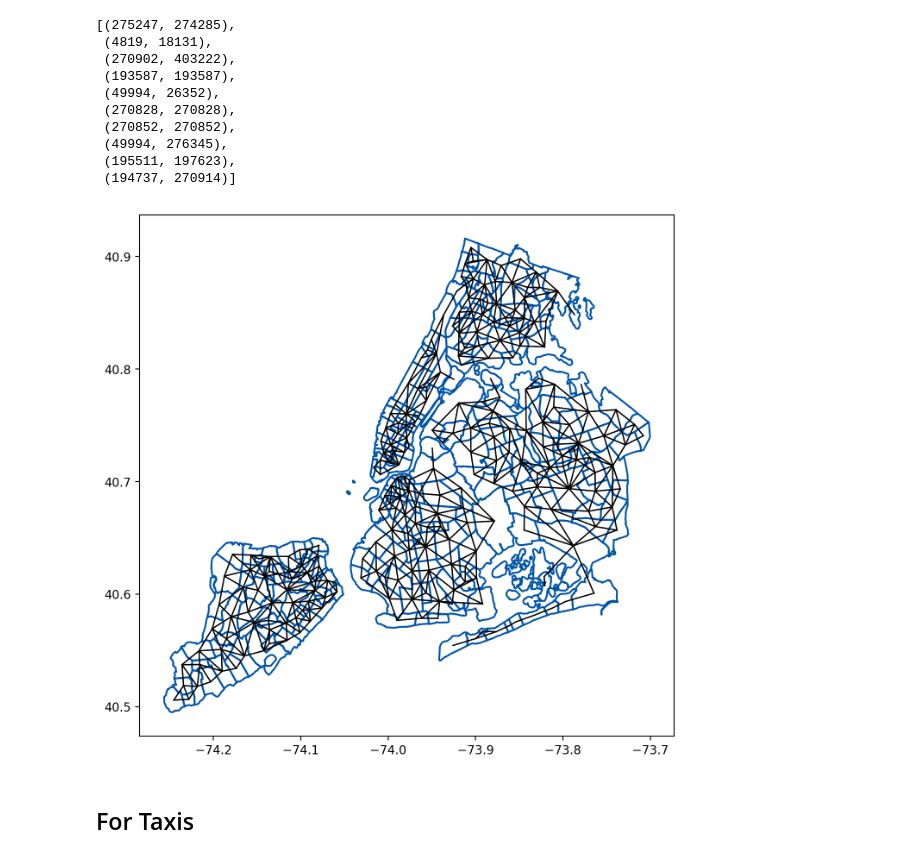
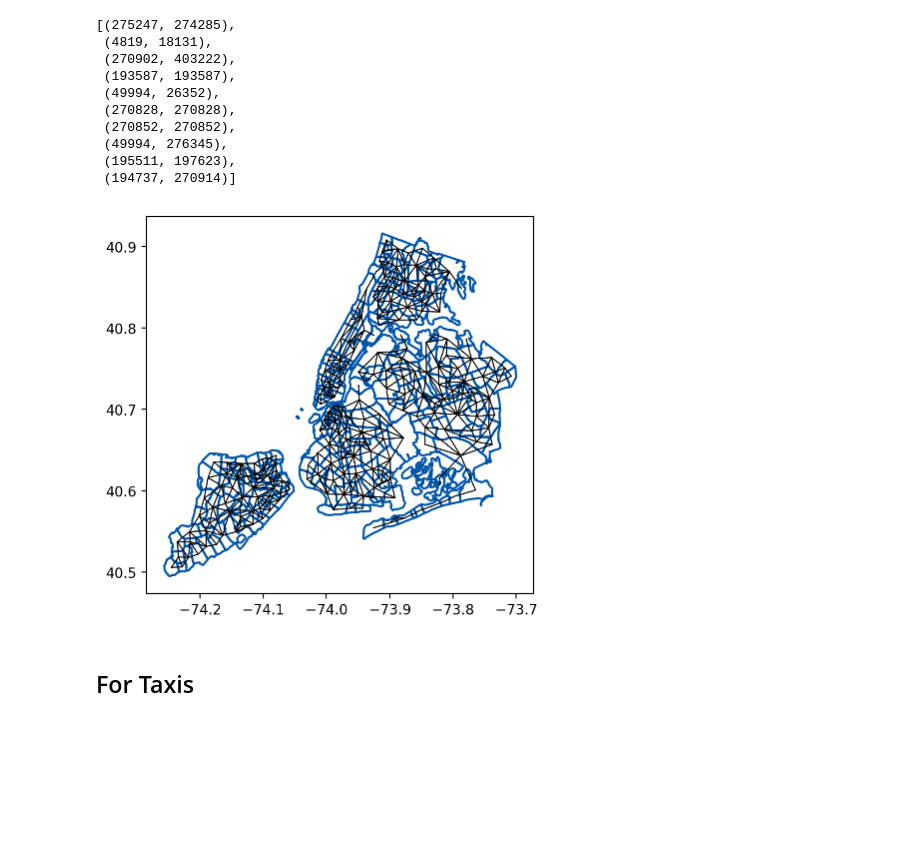
Before and after one commit to ds1004-sp17/ds1004, a Jupyter notebook: deliverable2/compare_areas.ipynb, the cells around one changed output. Drawn from its saved outputs; the diff is of its cells as text; code cells hidden in the pictures; blank space fills up the shorter version.

Commit message:
resize plot

```diff
--- a/deliverable2/compare_areas.ipynb
+++ b/deliverable2/compare_areas.ipynb
@@ -155,22 +155,22 @@ z_edges[:10]
 # %%
 len(z_edges)
 zset = set(z_edges)
-plt.figure(figsize=(8,8))
+plt.figure(figsize=(5, 5))
 [plot(z.shape, color=z_col, linewidth=1.5) for z in z_hoods_shapes]
 for za in z_hoods_shapes:
     ida = int(za.properties['RegionID'])
     cax, cay = za.shape.centroid.xy
     for zb in z_hoods_shapes:
         idb = int(zb.properties['RegionID'])
         cbx, cby = zb.shape.centroid.xy
         k1 = (ida, idb)
         k2 = (idb, ida)
         if k1 in zset or k2 in zset:
-            plt.plot([cax[0], cbx[0]], [cay[0], cby[0]], color='k', linewidth=1)
+            plt.plot([cax[0], cbx[0]], [cay[0], cby[0]], color='k', linewidth=0.7)
 
 plt.show()
 # %% [output]
-[figure, old version]
+[figure, new version]
 # %%
 import json
 json.dump(z_edges, open('ZillowNeighborhoods_RegionID_edges.json', 'w'))
```
